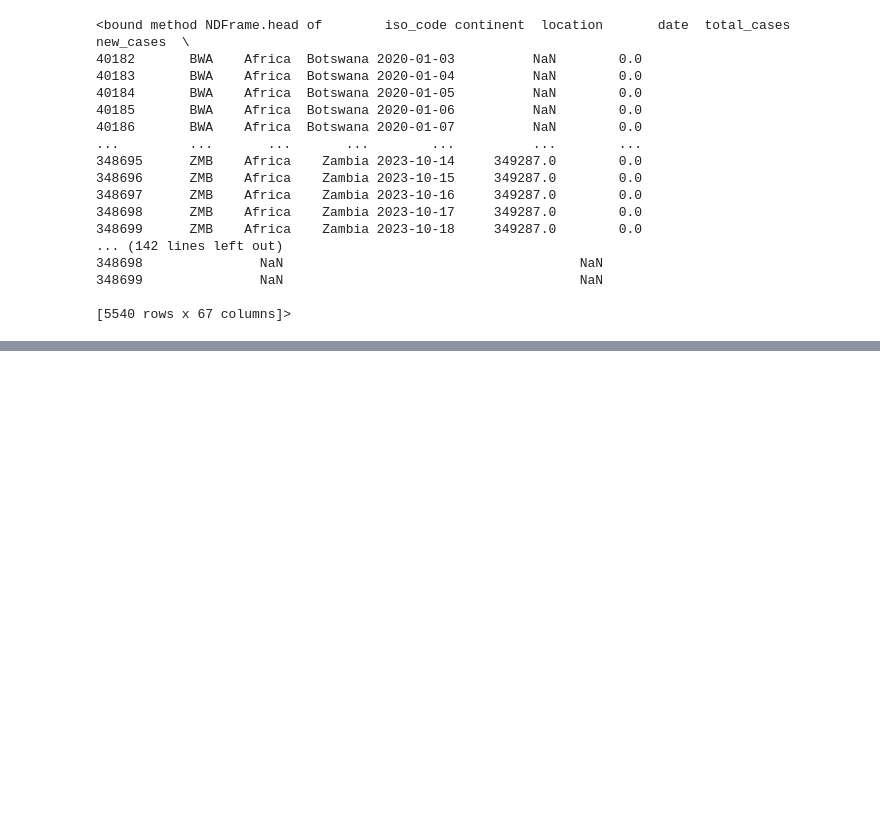
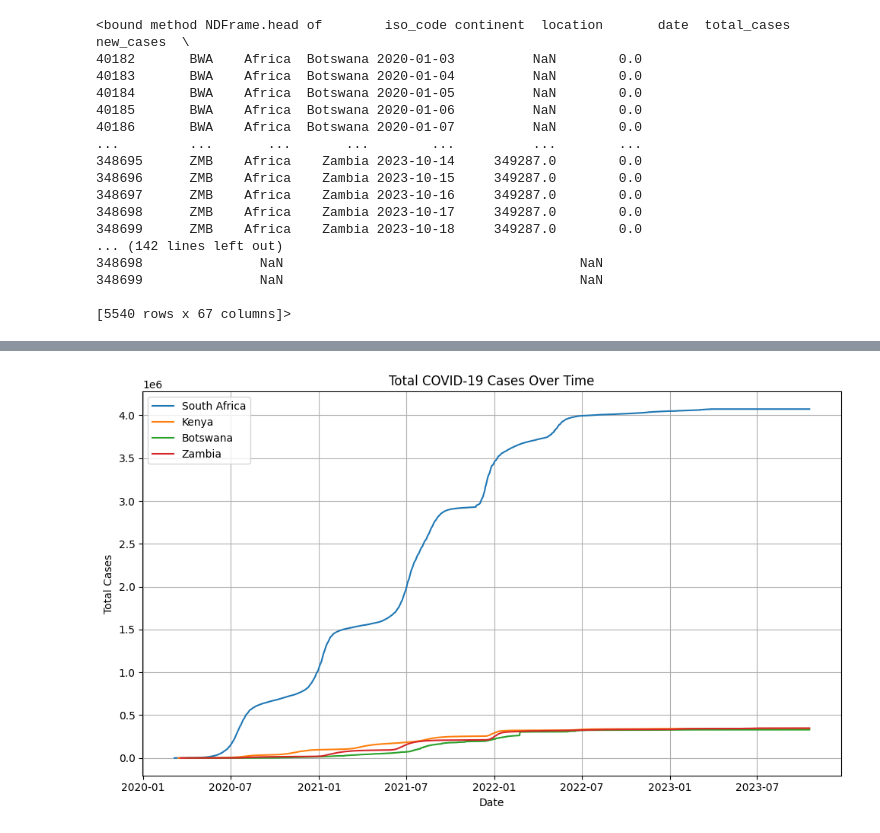
Before and after one commit to kholofeloj/py-week-8, a Jupyter notebook: covid-19-global-tracker.ipynb, the cells around one changed output, grey strips where cells are left out. Cells and saved outputs as stored; diff of their text form; code cells hidden in the pictures; blank space fills up the shorter version.

Commit message:
Plotting total c19 cases overtime

```diff
--- a/covid-19-global-tracker.ipynb
+++ b/covid-19-global-tracker.ipynb
@@ -91,3 +91,21 @@ print(df.head)
 348699               NaN                                      NaN
 
 [5540 rows x 67 columns]>
+# %%
+import pandas as pd
+import matplotlib.pyplot as plt
+
+df = pd.read_csv('owid-covid-data.csv')
+
+countries = ['South Africa', 'Kenya', 'Botswana', 'Zambia']
+df = df[df['location'].isin(countries)] # filtering countries of interest
+
+df = df.dropna(subset=['date']) # Drops rows ith missing date values
+
+df['date'] = pd.to_datetime(df['date'], errors='coerce') # Converts date column to datetime
+
+print(df.head)
+
+df = df.dropna(subset=['date']) # Drops ros where conversion failed
+
+print(df.head)
@@ -93,0 +130,16 @@ print(df.head)
+# %%
+plt.figure(figsize=(10, 6))
+
+for country in countries:
+    country_data = df[df['location'] == country]
+    plt.plot(country_data['date'], country_data['total_cases'], label=country)
+
+plt.title('Total COVID-19 Cases Over Time')
+plt.xlabel('Date')
+plt.ylabel('Total Cases')
+plt.legend()
+plt.grid(True)
+plt.tight_layout()
+plt.show()
+# %% [output]
+[figure, added]
```
Also changed, not shown: parts of 1 cell of this notebook.
